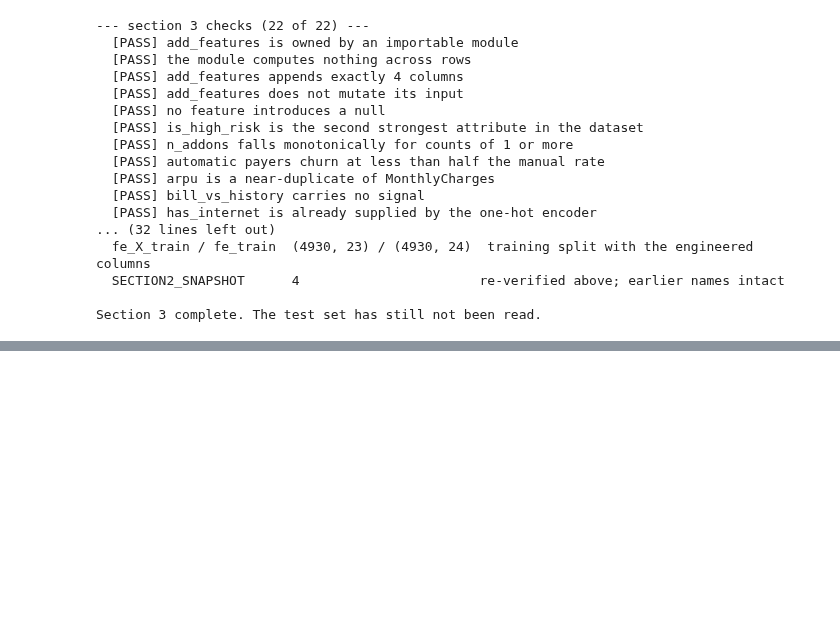
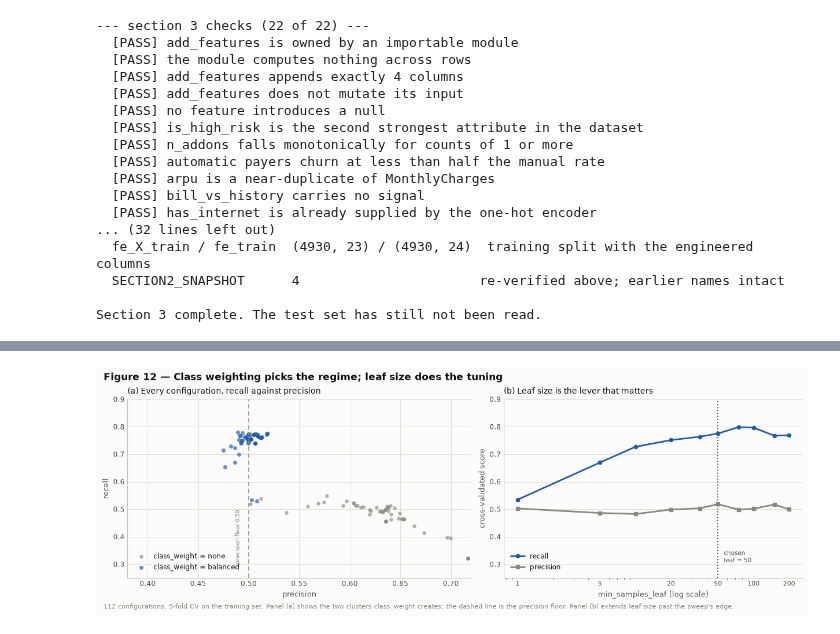
Before and after one commit to MyExpWithCode/customer_churn_project, a Jupyter notebook: notebook/churn_analysis.ipynb, the cells around one changed output, grey strips where cells are left out. Drawn from its saved outputs; the diff is of its cells as text; code cells hidden in the pictures; blank space fills up the shorter version.

```diff
--- a/notebook/churn_analysis.ipynb
+++ b/notebook/churn_analysis.ipynb
@@ -4523,0 +3839,44 @@ Section 4 complete. The test set has still not been read - section 5 opens it.
+# %%
+fig, axes = plt.subplots(1, 2, figsize=(12.2, 4.2), width_ratios=[1.15, 1],
+                         layout="constrained")
+
+panel_a = axes[0]
+for weight, colour, size in (("none", MUTED, 22), ("balanced", EMPHASIS, 26)):
+    block = mdl_grid[mdl_grid["class_weight"] == weight]
+    panel_a.scatter(block["precision"], block["recall"], s=size, alpha=0.65,
+                    color=colour, linewidths=0, label=f"class_weight = {weight}")
+panel_a.axvline(PRECISION_FLOOR, ls=(0, (5, 3)), lw=1.1, color=MUTED, zorder=1)
+panel_a.text(PRECISION_FLOOR - 0.008, 0.30, f"precision floor {PRECISION_FLOOR:.2f}",
+             rotation=90, ha="right", va="bottom", fontsize=7.5, color=MUTED)
+panel_a.set_xlabel("precision")
+panel_a.set_ylabel("recall")
+panel_a.set_xlim(0.38, 0.72)
+panel_a.set_ylim(0.25, 0.90)
+panel_a.set_title("(a) Every configuration, recall against precision")
+value_grid(panel_a, "both")
+panel_a.legend(loc="lower left", borderaxespad=0.6)
+
+panel_b = axes[1]
+for metric, colour, marker in (("recall", EMPHASIS, "o"), ("precision", MUTED, "s")):
+    panel_b.plot(mdl_leaf["min_samples_leaf"], mdl_leaf[metric], lw=2.0, color=colour,
+                 marker=marker, markersize=4.5, label=metric)
+panel_b.axvline(best_auc_leaf, ls=":", lw=1.4, color=INK_2, zorder=1)
+panel_b.text(best_auc_leaf * 1.12, 0.30, f"chosen\nleaf = {best_auc_leaf}", fontsize=7.5,
+             color=INK_2, va="bottom", ha="left", path_effects=HALO)
+panel_b.set_xscale("log")
+LEAF_TICKS = (1, 5, 20, 50, 100, 200)
+panel_b.set_xticks(LEAF_TICKS, [str(v) for v in LEAF_TICKS], fontsize=8)
+panel_b.set_xlabel("min_samples_leaf (log scale)")
+panel_b.set_ylabel("cross-validated score")
+panel_b.set_ylim(0.25, 0.90)
+panel_b.set_title("(b) Leaf size is the lever that matters")
+value_grid(panel_b, "y")
+panel_b.legend(loc="lower left", borderaxespad=0.6)
+
+figure_title(fig, "Figure 12 — Class weighting picks the regime; leaf size does the tuning",
+             subtitle="112 configurations, 5-fold CV on the training set. Panel (a) shows the two "
+                      "clusters class_weight creates; the dashed line is the precision floor. "
+                      "Panel (b) extends leaf size past the sweep's edge.")
+plt.show()
+# %% [output]
+[figure, added]
```
Also changed, not shown: parts of 43 cells of this notebook.
